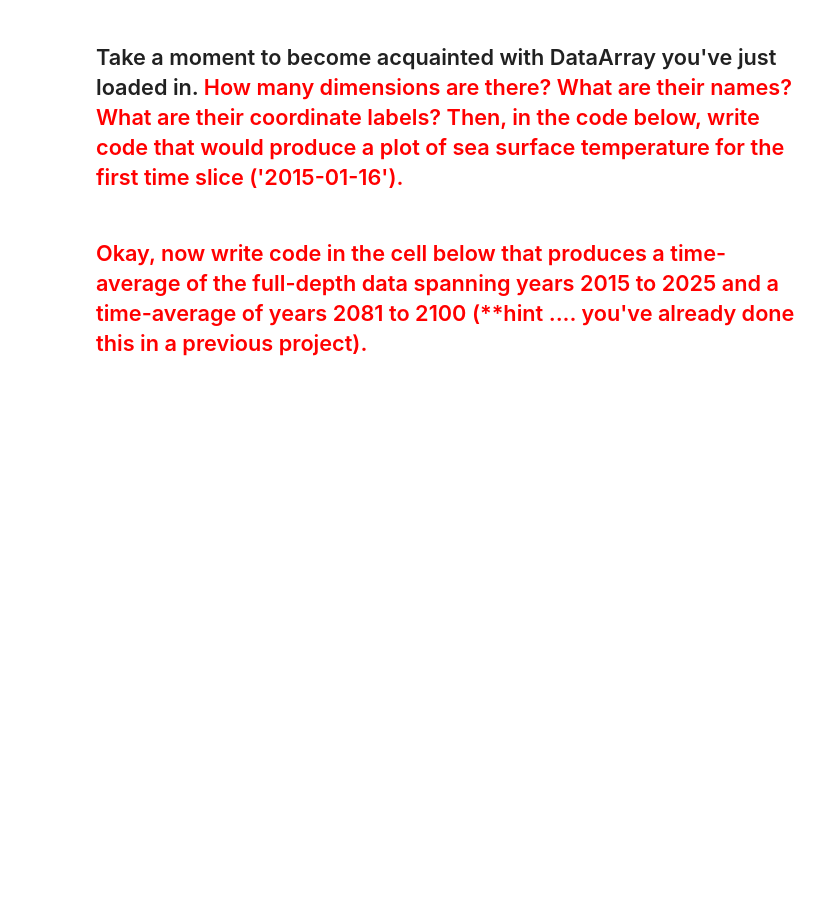
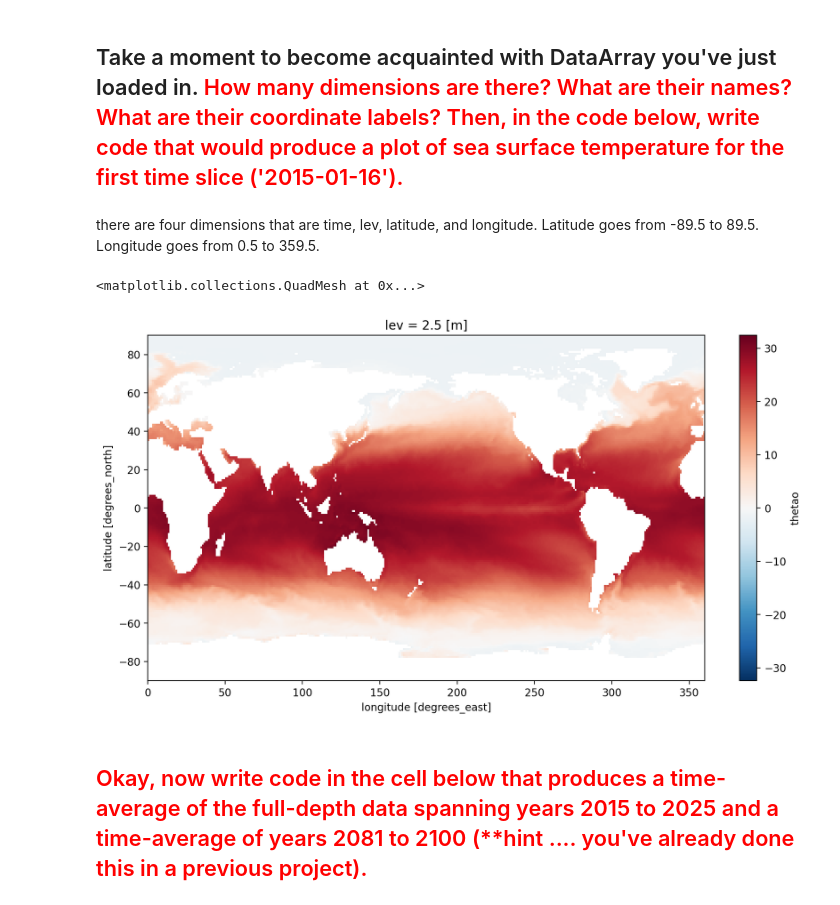
Before and after one commit to EES-3506-5506/unit7_woolslayer, a Jupyter notebook: notebooks/CMIP6_GoogleCloud.ipynb, the cells around one changed output. Drawn from its saved outputs; the diff is of its cells as text; code cells hidden in the pictures; blank space fills up the shorter version.

```diff
--- a/notebooks/CMIP6_GoogleCloud.ipynb
+++ b/notebooks/CMIP6_GoogleCloud.ipynb
@@ -139,6 +140,13 @@ units :
 degC
 # %% [markdown]
 ## Take a moment to become acquainted with DataArray you've just loaded in. <span style="color:red"> How many dimensions are there? What are their names? What are their coordinate labels? Then, in the code below, write code that would produce a plot of sea surface temperature for the first time slice ('2015-01-16').
+# %% [markdown]
+there are four dimensions that are time, lev, latitude, and longitude. Latitude goes from -89.5 to 89.5. Longitude goes from 0.5 to 359.5.
+# %%
+gfdl_esm4_thetao.sel(time='2015-01-16').sel(lev=2.5).mean(dim='time').plot()
+# %% [output]
+<matplotlib.collections.QuadMesh at 0x...>
+[figure, added]
 # %% [markdown]
 ## <span style="color:red"> Okay, now write code in the cell below that produces a time-average of the full-depth data spanning years 2015 to 2025 and a time-average of years 2081 to 2100 (**hint .... you've already done this in a previous project).
 # %%
```
Also changed, not shown: parts of 15 cells of this notebook.
